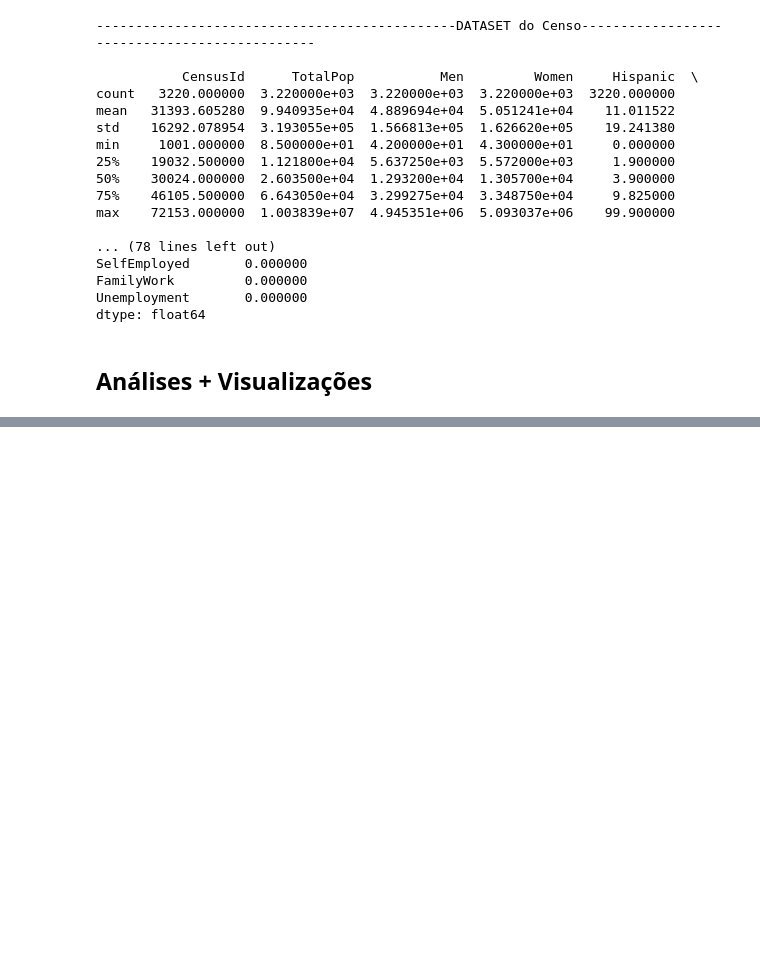
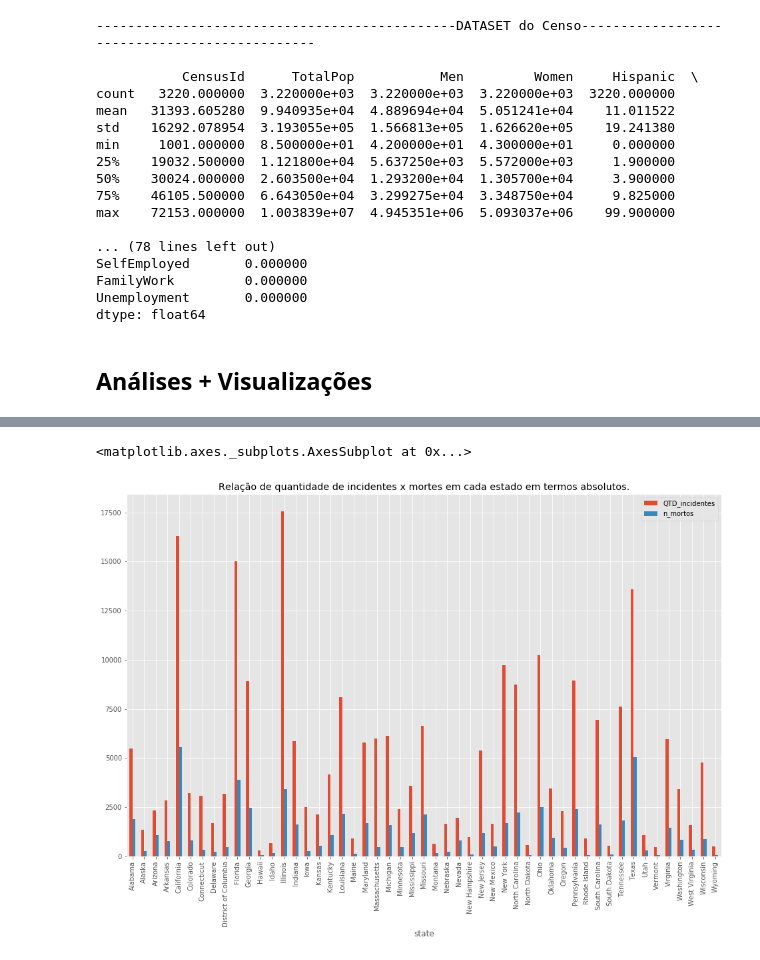
Before and after one commit to if1015-datascience-ufpe/2018-2-projeto-hadoop, a Jupyter notebook: proj.ipynb, the cells around one changed output, grey strips where cells are left out. Saved outputs shown, nothing was run; the diff lists cells and outputs as text; code cells hidden in the pictures; blank space fills up the shorter version.

```diff
--- a/proj.ipynb
+++ b/proj.ipynb
@@ -340,0 +378,11 @@ dtype: float64
+# %%
+violencia_status = violencia_df.loc[:, ['state', 'n_killed']].groupby('state')
+violencia_status_df = pd.DataFrame()
+violencia_status_df['QTD_incidentes'] = violencia_status.size()
+violencia_status_df['n_mortos'] = violencia_status.sum()
+grafico = violencia_status_df.plot.bar(figsize=(16,10))
+grafico.set_title('Relação de quantidade de incidentes x mortes em cada estado em termos absolutos.')
+grafico
+# %% [output]
+<matplotlib.axes._subplots.AxesSubplot at 0x...>
+[figure, added]
```
Also changed, not shown: parts of 12 cells of this notebook.
